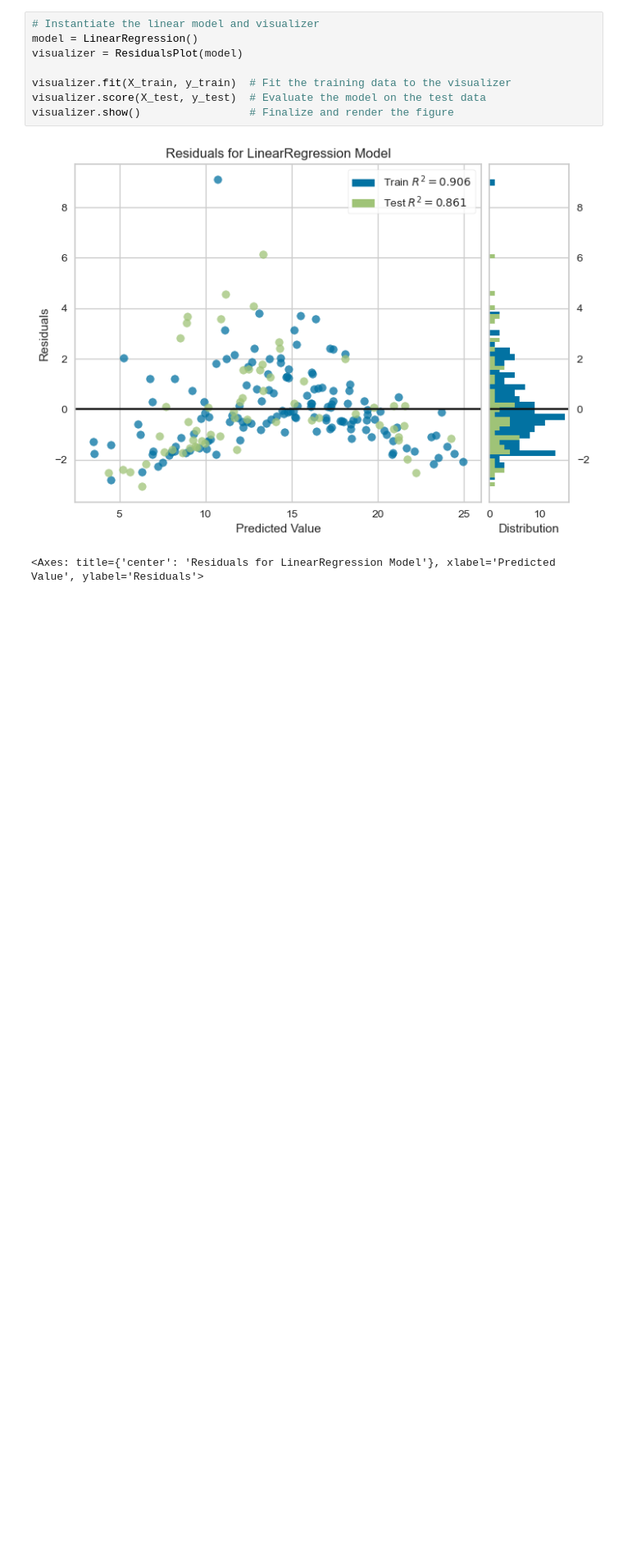
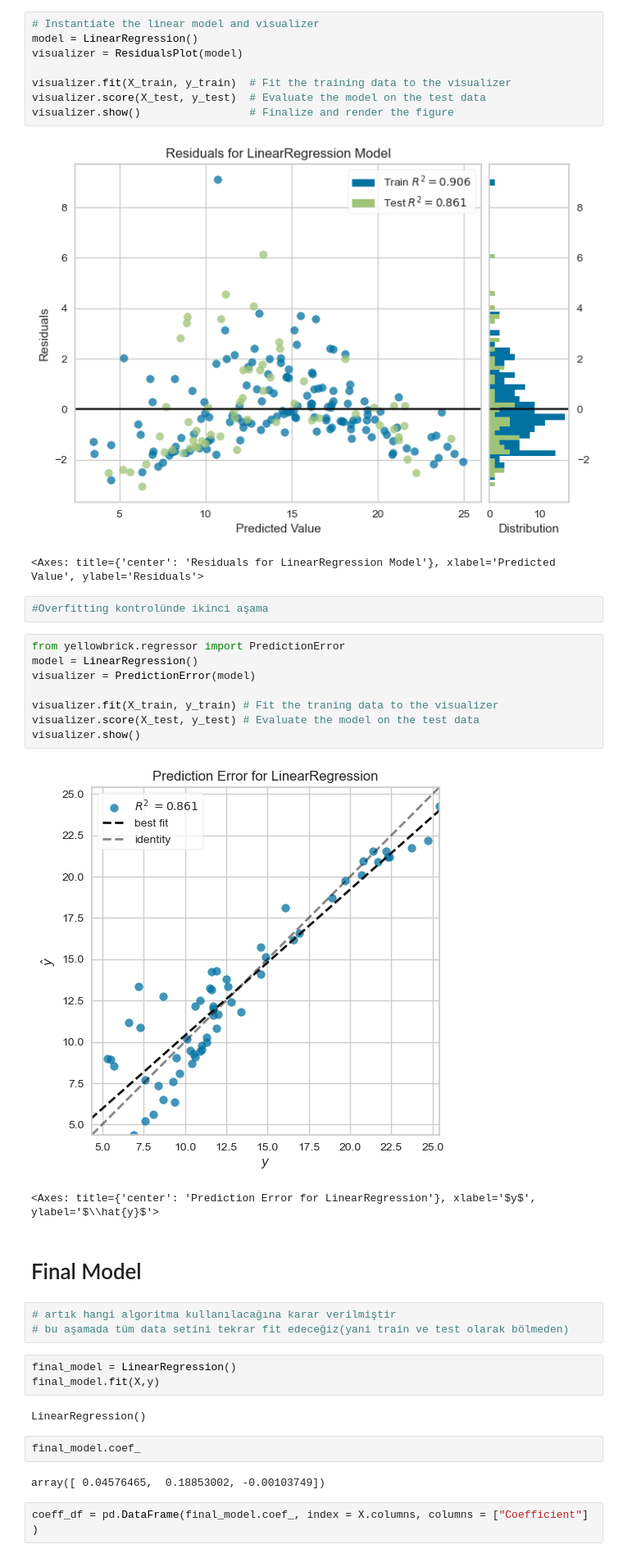
Before and after one commit to erkanozturk1903/Data-Sience, a Jupyter notebook: ML/Regression/Multiple Linear Regression/ML_MultiLinear_Regression.ipynb, the cells around one changed output. Shown at 82% size. Drawn from its saved outputs; the diff is of its cells as text; blank space fills up the shorter version.

```diff
--- a/ML/Regression/Multiple Linear Regression/ML_MultiLinear_Regression.ipynb
+++ b/ML/Regression/Multiple Linear Regression/ML_MultiLinear_Regression.ipynb
@@ -610,3 +610,32 @@ visualizer.show()                 # Finalize and render the figure
 # %% [output]
 [figure]
 <Axes: title={'center': 'Residuals for LinearRegression Model'}, xlabel='Predicted Value', ylabel='Residuals'>
+# %%
+#Overfitting kontrolünde ikinci aşama
+# %%
+from yellowbrick.regressor import PredictionError
+model = LinearRegression()
+visualizer = PredictionError(model)
+
+visualizer.fit(X_train, y_train) # Fit the traning data to the visualizer
+visualizer.score(X_test, y_test) # Evaluate the model on the test data
+visualizer.show()
+# %% [output]
+[figure, added]
+<Axes: title={'center': 'Prediction Error for LinearRegression'}, xlabel='$y$', ylabel='$\\hat{y}$'>
+# %% [markdown]
+# Final Model
+# %%
+# artık hangi algoritma kullanılacağına karar verilmiştir
+# bu aşamada tüm data setini tekrar fit edeceğiz(yani train ve test olarak bölmeden)
+# %%
+final_model = LinearRegression()
+final_model.fit(X,y)
+# %% [output]
+LinearRegression()
+# %%
+final_model.coef_
+# %% [output]
+array([ 0.04576465,  0.18853002, -0.00103749])
+# %%
+coeff_df = pd.DataFrame(final_model.coef_, index = X.columns, columns = ["Coefficient"] )
```
Also changed, not shown: parts of 8 cells of this notebook, 1 other file.
